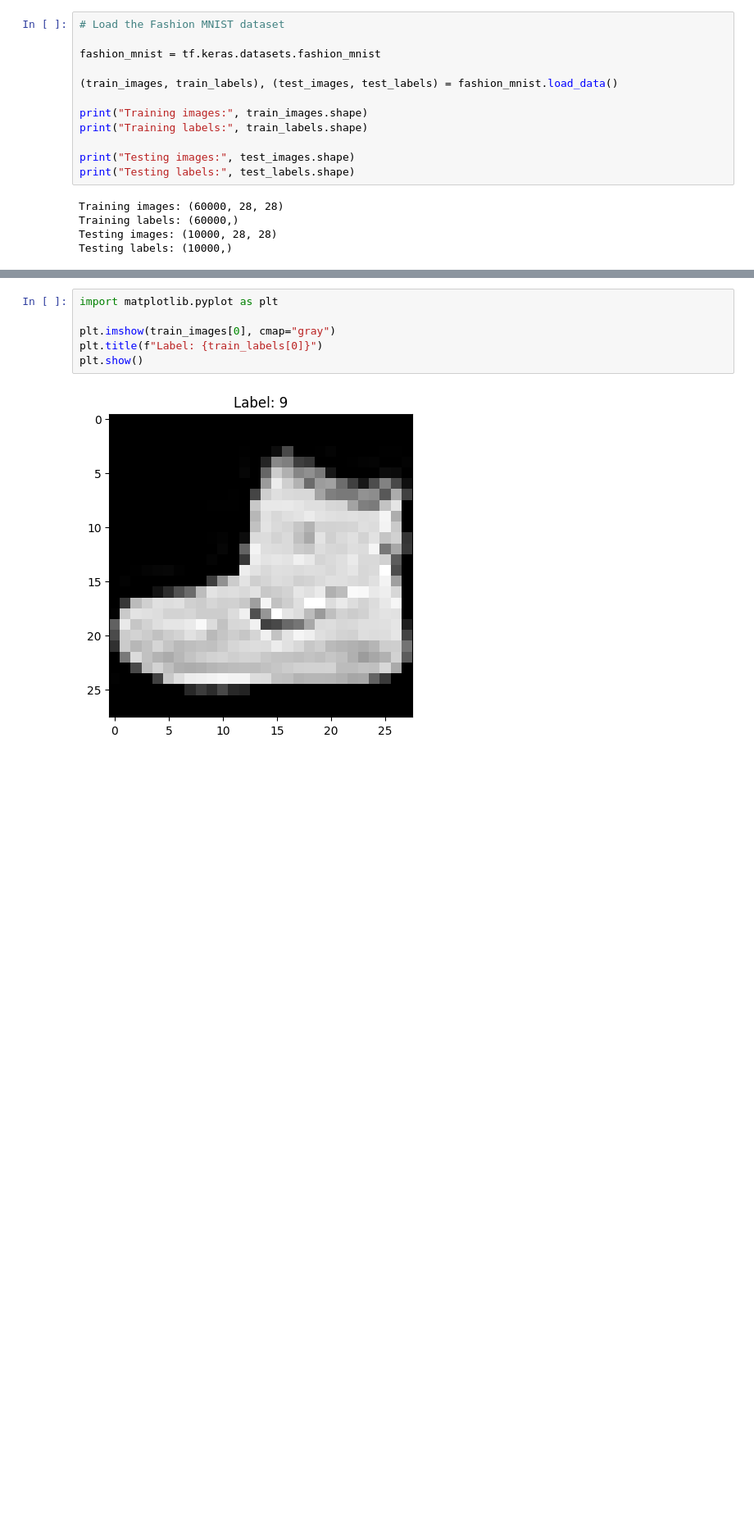
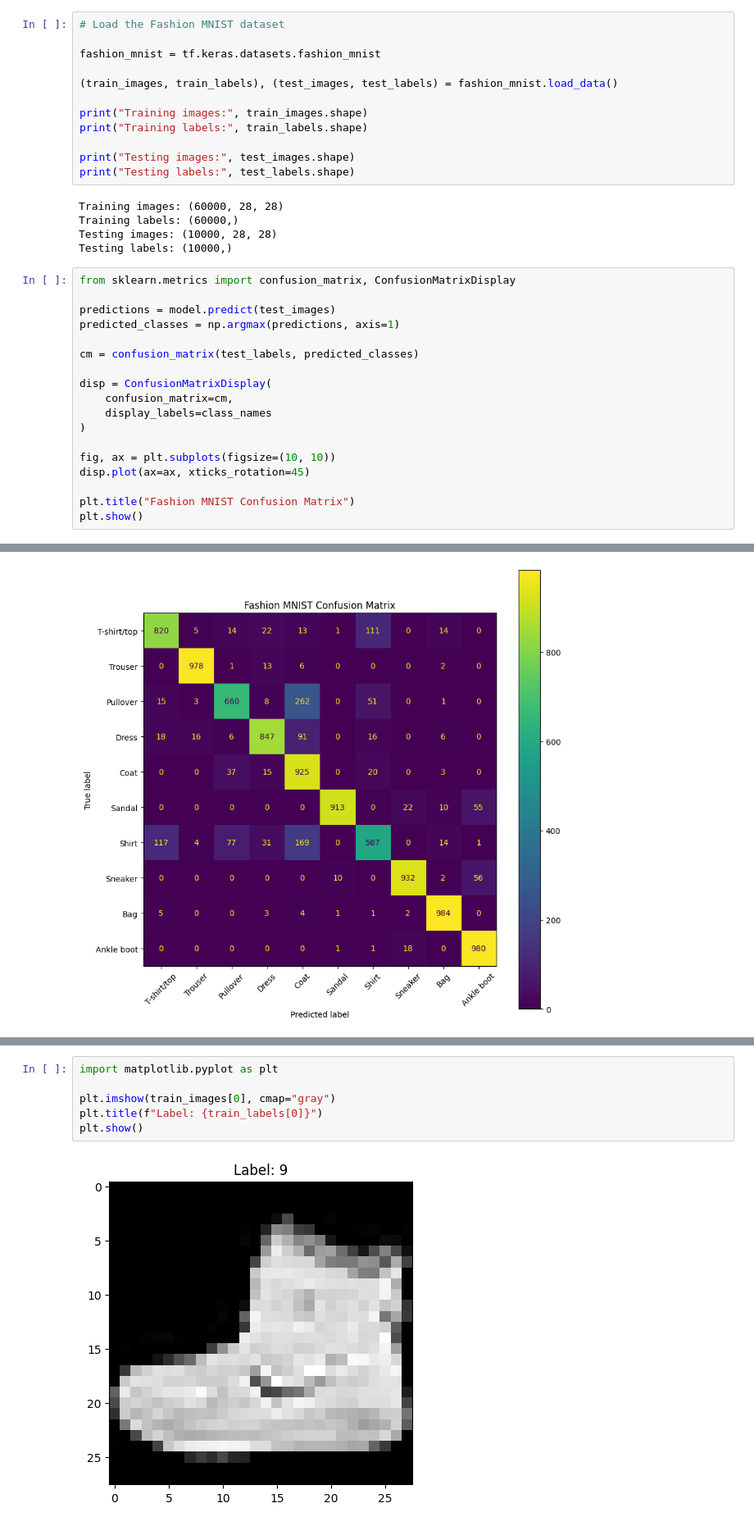
Before and after one commit to haroldchukwurah16-blip/ai-image-classifier, a Jupyter notebook: AI_Image_Classifier.ipynb, the cells around one changed output, grey strips where cells are left out. Shown at 82% size. Saved outputs shown, nothing was run; the diff lists cells and outputs as text; blank space fills up the shorter version.

Commit message:
Add confusion matrix and model error analysis

```diff
--- a/AI_Image_Classifier.ipynb
+++ b/AI_Image_Classifier.ipynb
@@ -23,3 +23,22 @@ Training images: (60000, 28, 28)
 Training labels: (60000,)
 Testing images: (10000, 28, 28)
 Testing labels: (10000,)
+# %%
+from sklearn.metrics import confusion_matrix, ConfusionMatrixDisplay
+
+predictions = model.predict(test_images)
+predicted_classes = np.argmax(predictions, axis=1)
+
+cm = confusion_matrix(test_labels, predicted_classes)
+
+disp = ConfusionMatrixDisplay(
+    confusion_matrix=cm,
+    display_labels=class_names
+)
+
+fig, ax = plt.subplots(figsize=(10, 10))
+disp.plot(ax=ax, xticks_rotation=45)
+
+plt.title("Fashion MNIST Confusion Matrix")
+plt.show()
+# %% [output]
@@ -25,0 +46 @@ Testing labels: (10000,)
+[figure, added]
```
Also changed, not shown: parts of 6 cells of this notebook.
